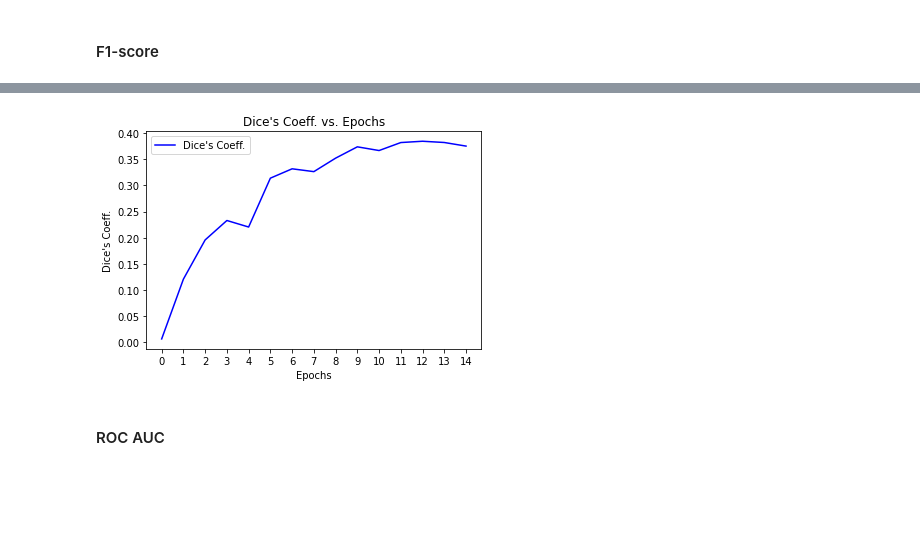
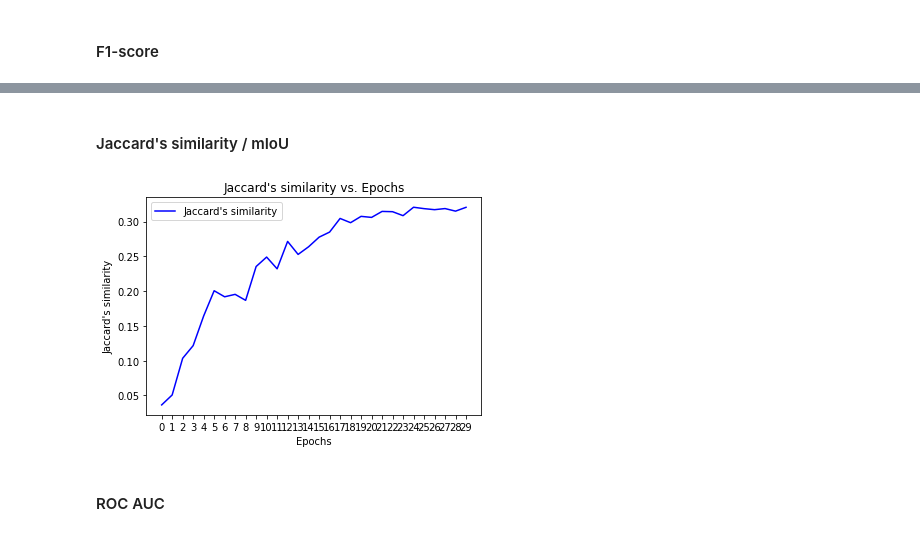
Before and after one commit to tomasamado/cityscapes-image-segmentation, a Jupyter notebook: Vision_task_1.ipynb, the cells around one changed output, grey strips where cells are left out. Cells and saved outputs as stored; diff of their text form; code cells hidden in the pictures; blank space fills up the shorter version.

```diff
--- a/Vision_task_1.ipynb
+++ b/Vision_task_1.ipynb
@@ -351,7 +178,9 @@ plot_metric(f1_scores, "F1-score")
-# %%
-plot_metric(dice_coefficients, "Dice's Coeff.")
-# %% [output]
-[figure, removed]
+# %% [markdown]
+#### Jaccard's similarity / mIoU
+# %%
+plot_metric(jaccard_similarities, "Jaccard's similarity")
+# %% [output]
+[figure, added]
 # %% [markdown]
 #### ROC AUC
 # %%
```
Also changed, not shown: parts of 32 cells of this notebook, 1 other file.
